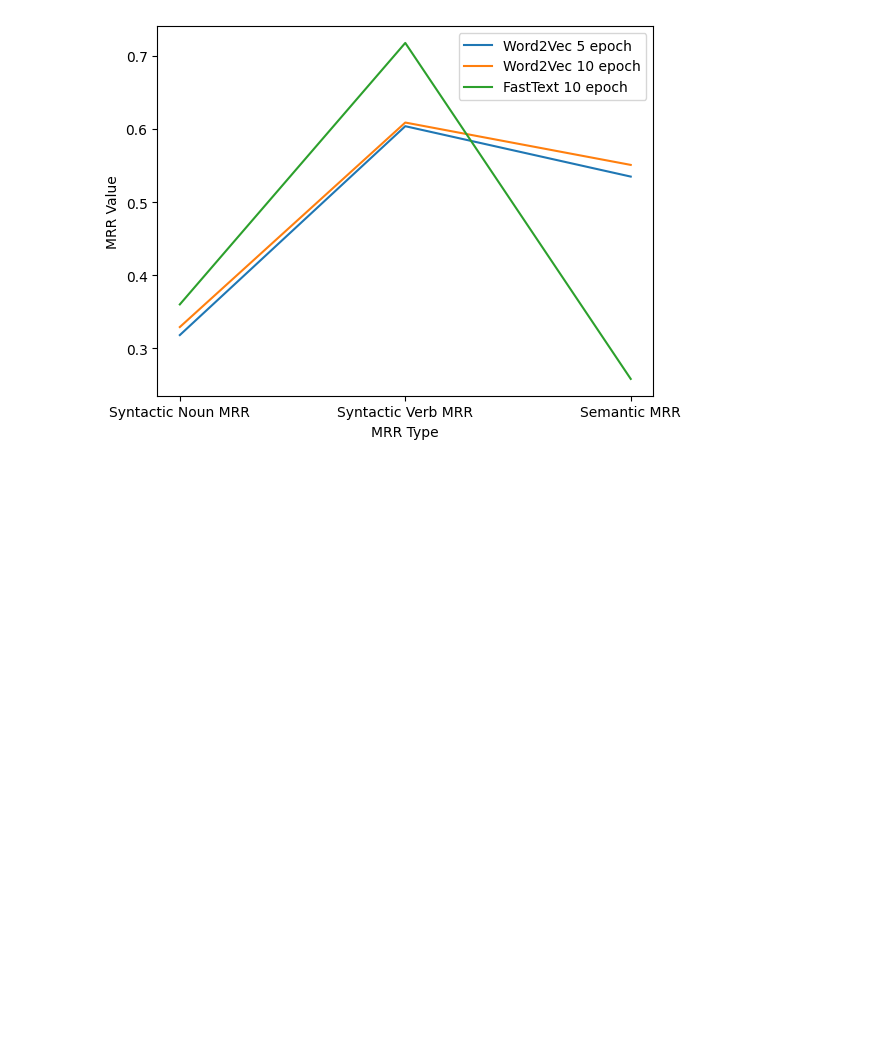
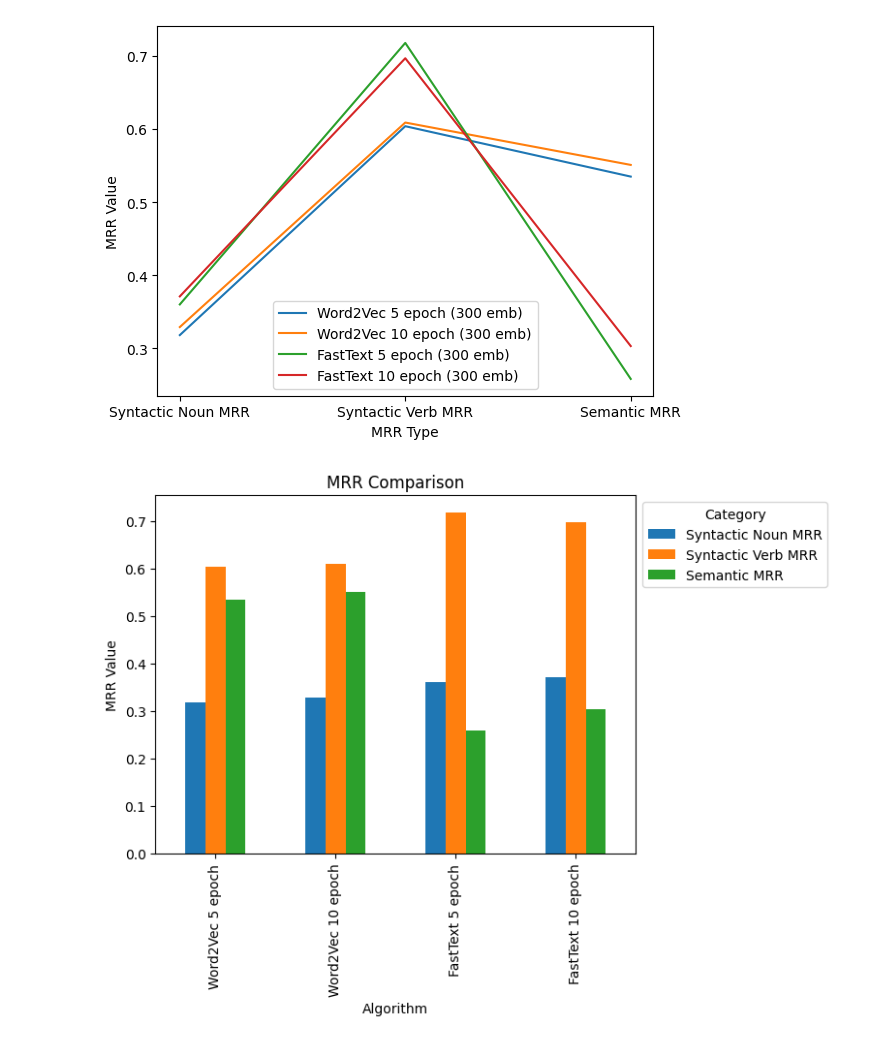
Before and after one commit to Turkish-Word-Embeddings/Word-Embeddings-Repository-for-Turkish, a Jupyter notebook: visualization/visualize.ipynb, the cells around one changed output. Cells and saved outputs as stored; diff of their text form; code cells hidden in the pictures; blank space fills up the shorter version.

```diff
--- a/visualization/visualize.ipynb
+++ b/visualization/visualize.ipynb
@@ -21,14 +23,28 @@ similaritydf = pd.DataFrame(similarity, index=['Word2Vec 5 epoch', 'Word2Vec 10
 # %%
 # Create a list of MRR types and their positions on the x-axis
 plt.figure()
-plt.plot(analogydf.loc['Word2Vec 5 epoch'], label='Word2Vec 5 epoch')
-plt.plot(analogydf.loc['Word2Vec 10 epoch'], label='Word2Vec 10 epoch')
-plt.plot(analogydf.loc['FastText 10 epoch'], label='FastText 10 epoch')
+plt.plot(analogydf.loc['Word2Vec 5 epoch'], label='Word2Vec 5 epoch (300 emb)')
+plt.plot(analogydf.loc['Word2Vec 10 epoch'], label='Word2Vec 10 epoch (300 emb)')
+plt.plot(analogydf.loc['FastText 5 epoch'], label='FastText 5 epoch (300 emb)')
+plt.plot(analogydf.loc['FastText 10 epoch'], label='FastText 10 epoch (300 emb)')
 plt.legend()
 plt.xlabel('MRR Type')
 plt.ylabel('MRR Value')
 plt.show()
 # %% [output]
-[figure, old version]
+[figure, new version]
+# %%
+# Bar plot
+ax = analogydf.plot(kind='bar')
+
+# Add labels, title, and legend
+ax.set_ylabel('MRR Value')
+ax.set_xlabel('Algorithm')
+ax.legend(title='Category', bbox_to_anchor=(1, 1))
+ax.set_title('MRR Comparison')
+
+plt.show()
+# %% [output]
+[figure, added]
 # %%
 # Create a list of MRR types and their positions on the x-axis
```
Also changed, not shown: parts of 4 cells of this notebook.
